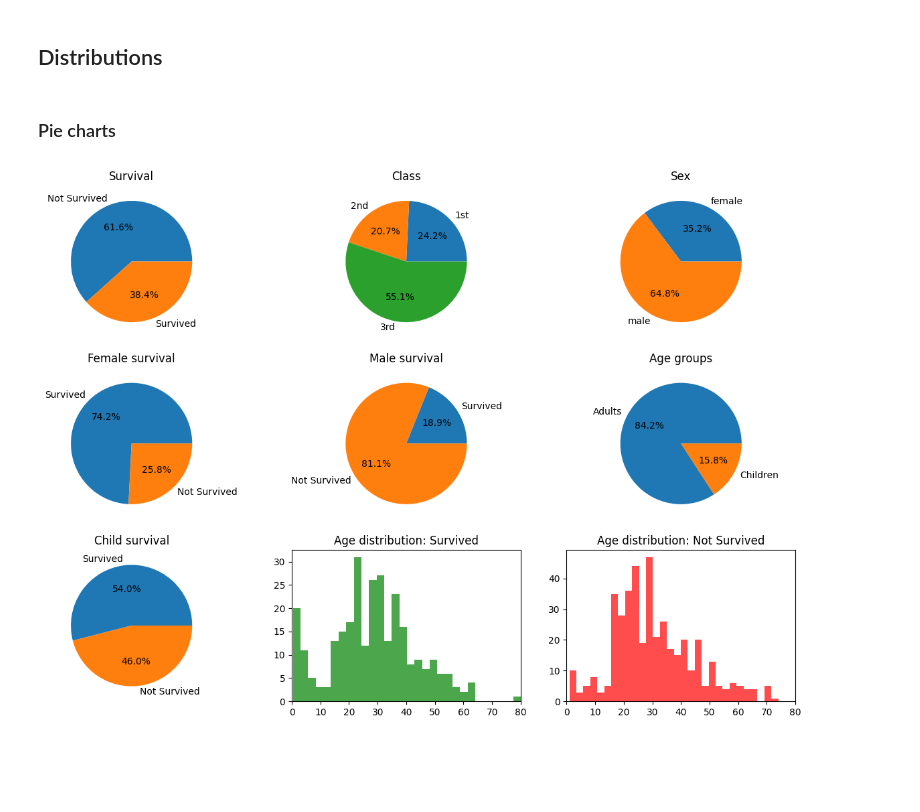
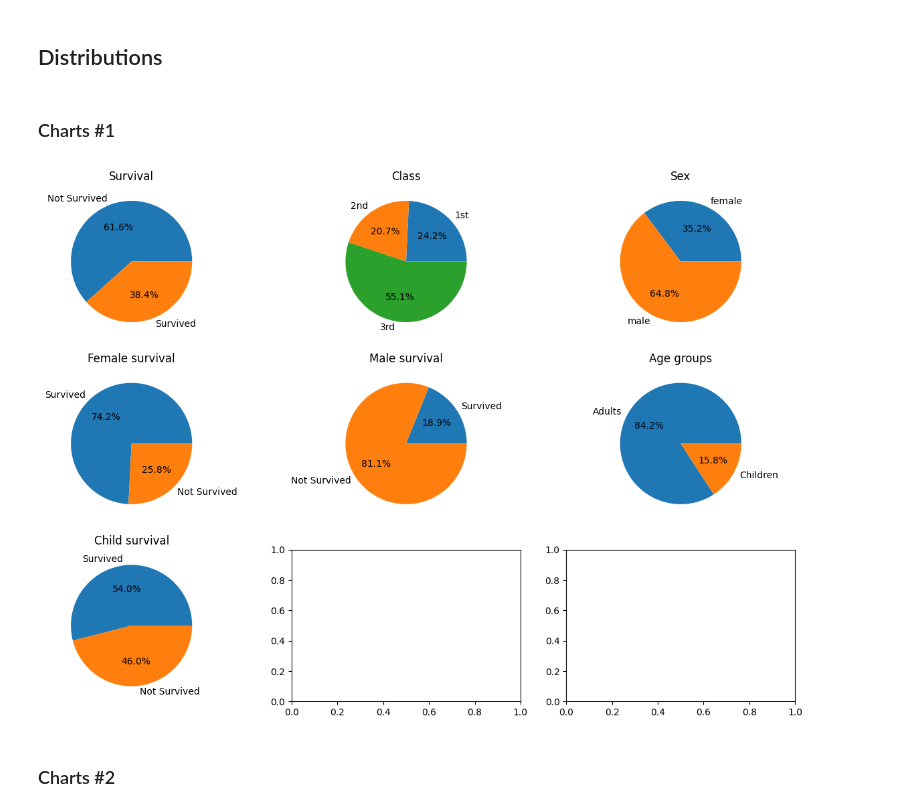
Before and after one commit to felipefcm/kaggle-titanic, a Jupyter notebook: notebooks/data_visualisations.ipynb, the cells around one changed output. Saved outputs shown, nothing was run; the diff lists cells and outputs as text; code cells hidden in the pictures; blank space fills up the shorter version.

```diff
--- a/notebooks/data_visualisations.ipynb
+++ b/notebooks/data_visualisations.ipynb
@@ -23,25 +23,35 @@ Training data loaded. Number of records: 891
 # %% [markdown]
 ## Distributions
 # %%
-adults = [person for person in training_data if person['Age'] and float(person['Age']) >= 18]
-child = [person for person in training_data if person['Age'] and float(person['Age']) < 18]
+adults = [p for p in training_data if p.age is not None and p.age >= 18]
+children = [p for p in training_data if p.age is not None and p.age < 18]
 
-female_survived = [person for person in training_data if person['Sex'] == 'female']
-male_survived = [person for person in training_data if person['Sex'] == 'male']
-child_survived = [person for person in child if person['Survived'] == '1']
+females = [p for p in training_data if p.sex == 'female']
+males = [p for p in training_data if p.sex == 'male']
+child_survived = [p for p in children if p.survived]
+
+families: defaultdict[tuple[str, str], list[Passenger]] = defaultdict(list)
+
+for p in training_data:
+    name = p.name
+    ticket = p.ticket
+    surname = name.split(',')[0].strip() if ',' in name else name
+
+    key = (surname, ticket)
+    families[key].append(p)
 # %% [markdown]
-### Pie charts
+### Charts #1
 # %%
-pclass_data = [int(person['Pclass']) for person in training_data]
-sex_data = [person['Sex'] for person in training_data]
-survived_data = [int(person['Survived']) for person in training_data]
+pclass_data = [person.pclass for person in training_data]
+sex_data = [person.sex for person in training_data]
+survived_data = [person.survived for person in training_data]
 
 fig, axs = plt.subplots(3, 3, figsize=(15, 10))
 
 survived_ax = axs[0][0]
 survived_ax.set_title("Survival")
 survived_ax.pie(
-    [survived_data.count(0), survived_data.count(1)],
+    [survived_data.count(False), survived_data.count(True)],
     labels=["Not Survived", "Survived"],
     autopct='%1.1f%%',
 )
@@ -65,50 +75,40 @@ sex_ax.pie(
 female_survived_ax = axs[1][0]
 female_survived_ax.set_title("Female survival")
 female_survived_ax.pie(
-    [len([female for female in female_survived if female['Survived'] == '1']),
-     len([female for female in female_survived if female['Survived'] == '0'])],
+    [len([female for female in females if female.survived]),
+     len([female for female in females if not female.survived])],
     labels=["Survived", "Not Survived"],
     autopct='%1.1f%%',
 )
 
 male_survived_ax = axs[1][1]
 male_survived_ax.set_title("Male survival")
 male_survived_ax.pie(
-    [len([male for male in male_survived if male['Survived'] == '1']),
-     len([male for male in male_survived if male['Survived'] == '0'])],
+    [len([male for male in males if male.survived]),
+     len([male for male in males if not male.survived])],
     labels=["Survived", "Not Survived"],
     autopct='%1.1f%%',
 )
 
 child_adult_ax = axs[1][2]
 child_adult_ax.set_title("Age groups")
 child_adult_ax.pie(
-    [len(adults), len(child)],
+    [len(adults), len(children)],
     labels=["Adults", "Children"],
     autopct='%1.1f%%',
 )
 
 child_survived_ax = axs[2][0]
 child_survived_ax.set_title("Child survival")
 child_survived_ax.pie(
-    [len(child_survived), len(child) - len(child_survived)],
+    [len(child_survived), len(children) - len(child_survived)],
     labels=["Survived", "Not Survived"],
     autopct='%1.1f%%',
 )
 
-age_hist_survived_ax = axs[2][1]
-age_hist_survived_ax.set_title("Age distribution: Survived")
-ages_survived = [float(person['Age']) for person in training_data if person['Age'] and person['Survived'] == '1']
-age_hist_survived_ax.hist(ages_survived, bins=30, color='green', alpha=0.7)
-age_hist_survived_ax.set(xlim=(0, 80), xticks=np.arange(0, 81, 10))
-
-age_hist_not_survived_ax = axs[2][2]
-age_hist_not_survived_ax.set_title("Age distribution: Not Survived")
-ages_not_survived = [float(person['Age']) for person in training_data if person['Age'] and person['Survived'] == '0']
-age_hist_not_survived_ax.hist(ages_not_survived, bins=30, color='red', alpha=0.7)
-age_hist_not_survived_ax.set(xlim=(0, 80), xticks=np.arange(0, 81, 10))
-
 plt.show()
 # %% [output]
-[figure, old version]
+[figure, new version]
+# %% [markdown]
+### Charts #2
 # %%
```
Also changed, not shown: parts of 2 cells of this notebook, 7 other files.
